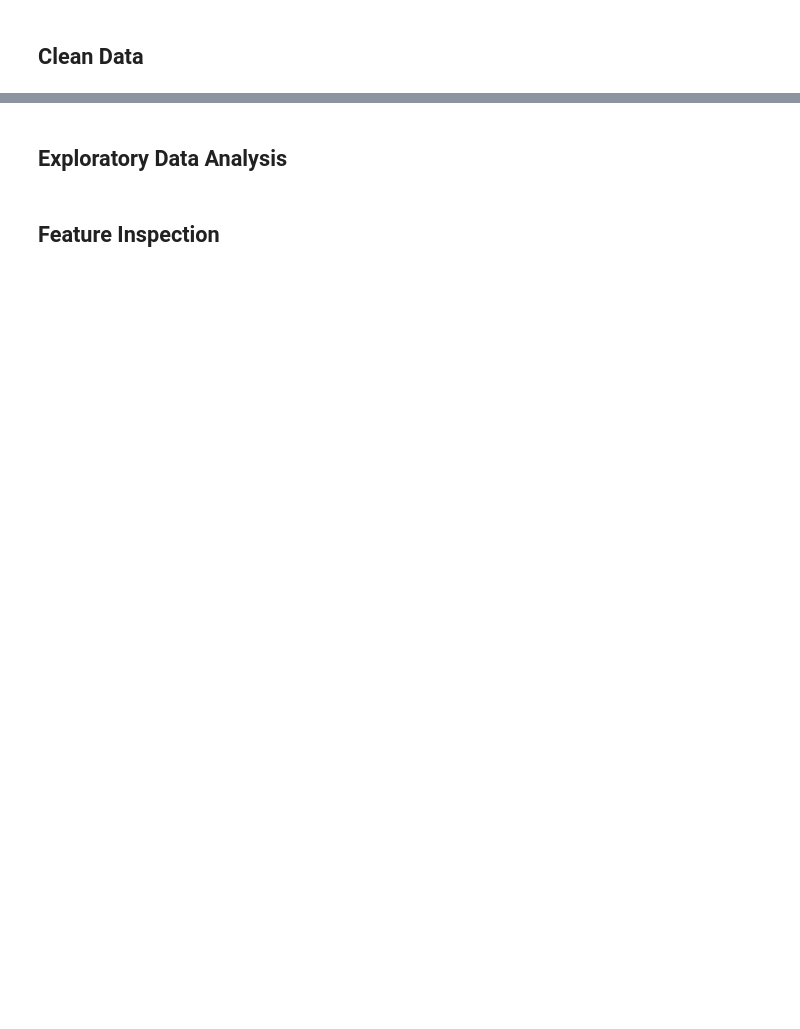
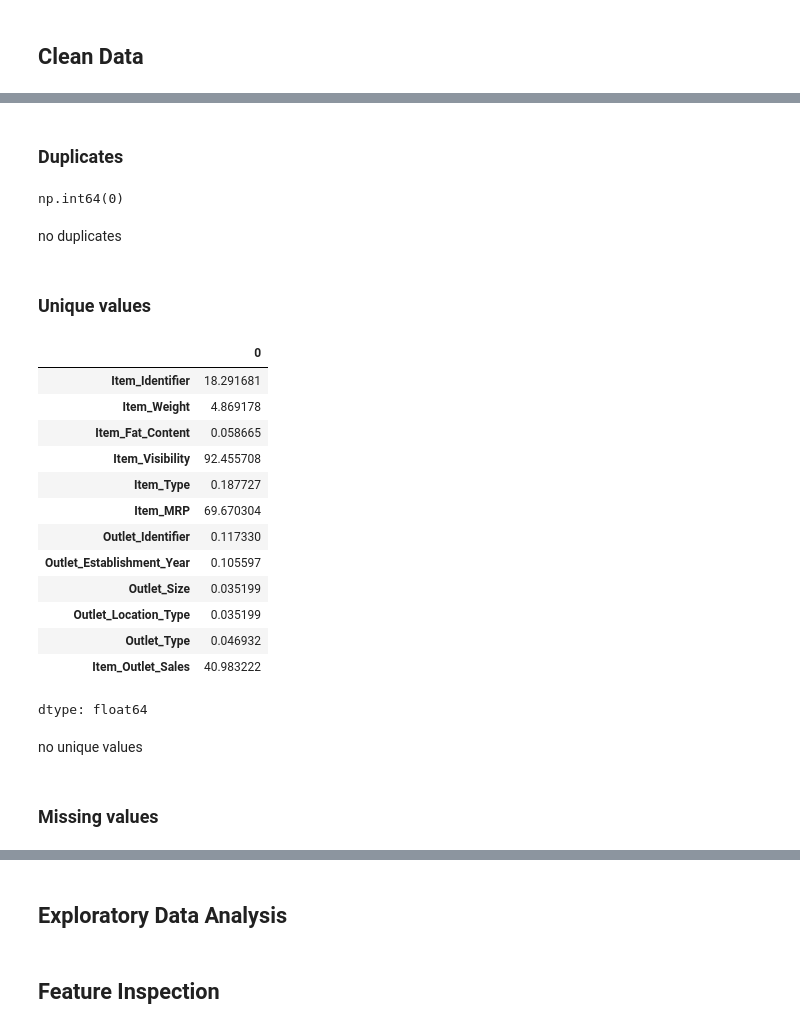
Before and after one commit to QustaB/Prediction_of_Production_Sales, a Jupyter notebook: Prediction_of_Production_Sales.ipynb, the cells around one changed output, grey strips where cells are left out. Cells and saved outputs as stored; diff of their text form; code cells hidden in the pictures; blank space fills up the shorter version.

```diff
--- a/Prediction_of_Production_Sales.ipynb
+++ b/Prediction_of_Production_Sales.ipynb
@@ -12,0 +77,31 @@
+# %% [markdown]
+### Duplicates
+# %%
+df.duplicated().sum()
+# %% [output]
+np.int64(0)
+# %% [markdown]
+no duplicates
+# %% [markdown]
+### Unique values
+# %%
+df.nunique() / len(df) * 100
+# %% [output]
+|  | 0 |
+| Item_Identifier | 18.291681 |
+| Item_Weight | 4.869178 |
+| Item_Fat_Content | 0.058665 |
+| Item_Visibility | 92.455708 |
+| Item_Type | 0.187727 |
+| Item_MRP | 69.670304 |
+| Outlet_Identifier | 0.117330 |
+| Outlet_Establishment_Year | 0.105597 |
+| Outlet_Size | 0.035199 |
+| Outlet_Location_Type | 0.035199 |
+| Outlet_Type | 0.046932 |
+| Item_Outlet_Sales | 40.983222 |
+dtype: float64
+# %% [markdown]
+no unique values
+# %% [markdown]
+### Missing values
```
Also changed, not shown: parts of 19 cells of this notebook.
